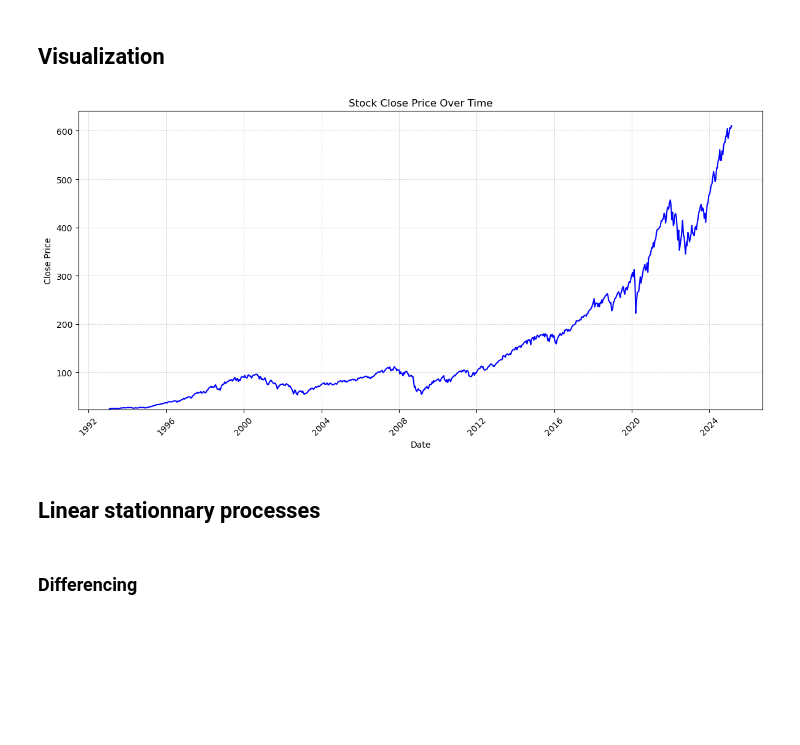
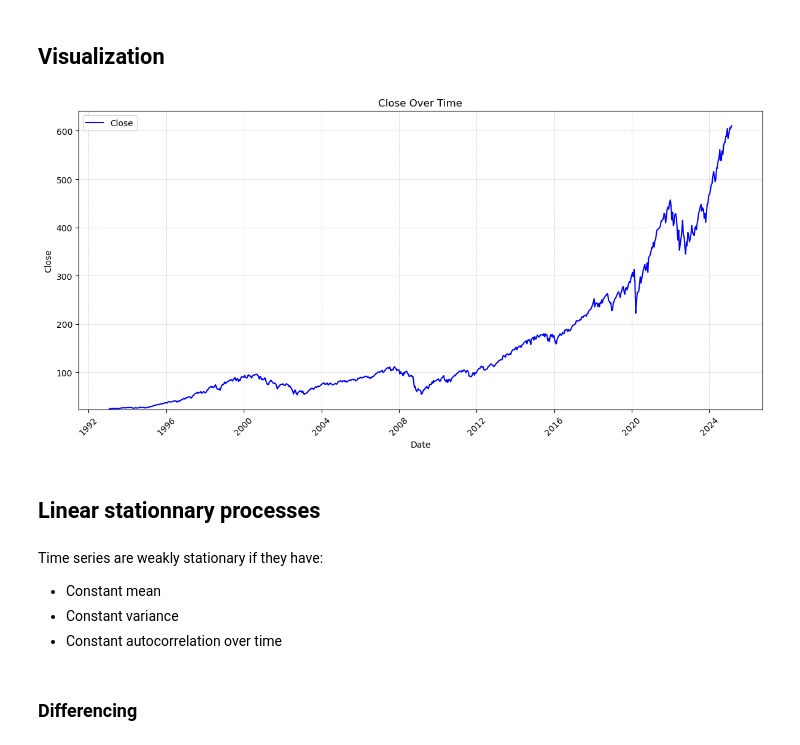
Before and after one commit to lohenrotte/stocks-forecasting, a Jupyter notebook: src/main.ipynb, the cells around one changed output. Saved outputs shown, nothing was run; the diff lists cells and outputs as text; code cells hidden in the pictures; blank space fills up the shorter version.

```diff
--- a/src/main.ipynb
+++ b/src/main.ipynb
@@ -59,50 +59,53 @@ df['Date'] = pd.to_datetime(df['Date'])
 # Sample the data to reduce the number of points for plotting
 df_sampled = df.iloc[::10].copy()
 
-def stocks_plot(df, start_date=None, end_date=None, format='%Y'):
+def stocks_plot(df, target, start_date=None, end_date=None, format='%Y'):
     """
     Plots the closing price of stocks over time with optional date filtering and formatting.
     Parameters:
     -----------
     df : pandas.DataFrame
         A DataFrame containing stock data. Must include 'Date' and 'Close' columns.
+    target : str
+        The column name to be plotted on the y-axis.
     start_date : str or None, optional
         The start date for filtering the data in 'YYYY-MM-DD' format. Defaults to None.
     end_date : str or None, optional
         The end date for filtering the data in 'YYYY-MM-DD' format. Defaults to None.
     format : str, optional
         The date format for the x-axis labels. Defaults to '%Y'.
     """
 
     df_filtered = df.copy()
 
     # Filter the DataFrame based on the provided start and end dates
     if start_date:
         df_filtered = df_filtered[df_filtered['Date'] >= start_date]
     if end_date:
         df_filtered = df_filtered[df_filtered['Date'] <= end_date]
 
     plt.figure(figsize=(12, 6))
-    plt.plot(df_filtered['Date'], df_filtered['Close'], label='Close Price', color='blue')
+    plt.plot(df_filtered['Date'], df_filtered[target], label=f'{target}', color='blue')
     plt.xlabel('Date')
-    plt.ylabel('Close Price')
-    plt.title('Stock Close Price Over Time')
+    plt.ylabel(f'{target}')
+    plt.title(f'{target} Over Time')
 
     # Format the x-axis to show dates
     plt.gca().xaxis.set_major_locator(mdates.AutoDateLocator())
     plt.gca().xaxis.set_major_formatter(mdates.DateFormatter(format))
     plt.xticks(rotation=45)
 
     # Set the x-axis and y-axis limits based on date limits and filtered data
     plt.xlim(start_date, end_date)
-    plt.ylim(df_filtered['Close'].min() * 0.95, df_filtered['Close'].max() * 1.05)
+    plt.ylim(df_filtered[target].min() * 0.95, df_filtered[target].max() * 1.05)
 
     plt.grid(True, which='both', linestyle='--', linewidth=0.5, alpha=0.7)
     plt.tight_layout()
 
-stocks_plot(df_sampled)
+stocks_plot(df_sampled, 'Close')
+plt.legend()
 plt.show()
 # %% [output]
-[figure, old version]
+[figure, new version]
 # %% [markdown]
 ## Linear stationnary processes
@@ -111,0 +112,5 @@ plt.show()
+# %% [markdown]
+Time series are weakly stationary if they have:
+- Constant mean
+- Constant variance
+- Constant autocorrelation over time
```
Also changed, not shown: parts of 19 cells of this notebook.
